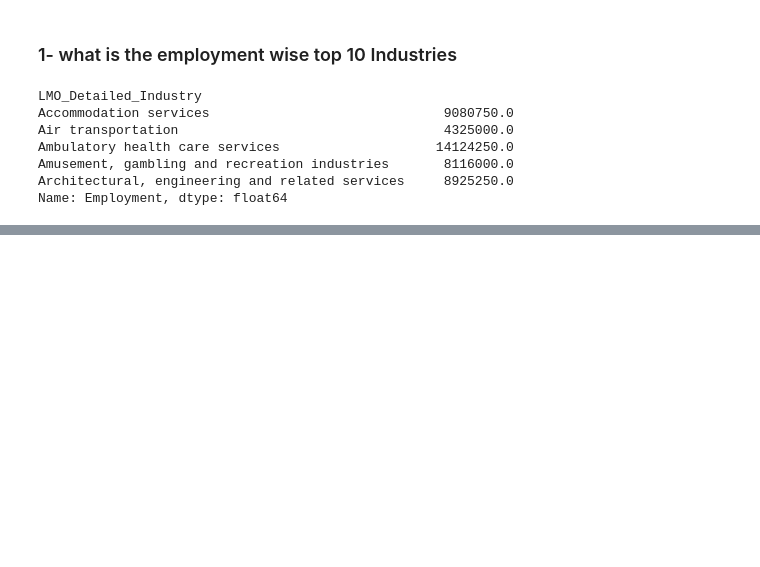
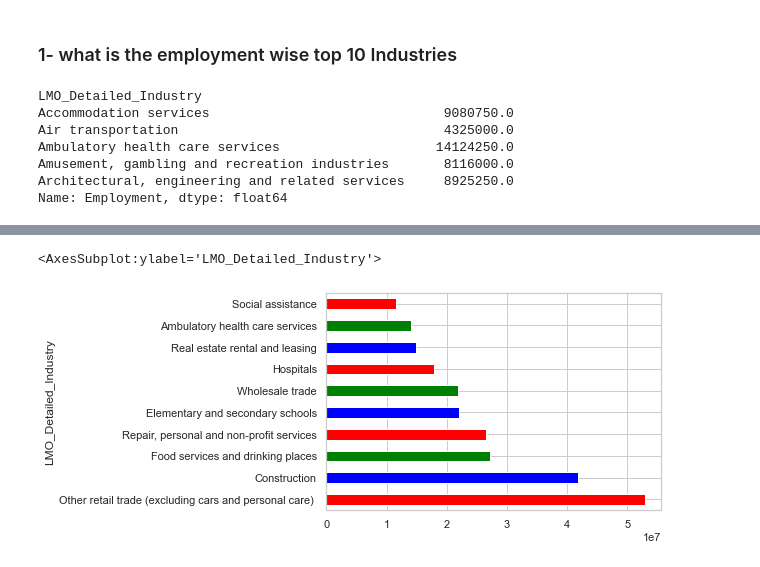
Before and after one commit to geehaad/Time-Series-Analysis-of-NAICS, a Jupyter notebook: Time Series Analysis of NAICS-Copy1.ipynb, the cells around one changed output, grey strips where cells are left out. Cells and saved outputs as stored; diff of their text form; code cells hidden in the pictures; blank space fills up the shorter version.

```diff
--- a/Time Series Analysis of NAICS-Copy1.ipynb
+++ b/Time Series Analysis of NAICS-Copy1.ipynb
@@ -419,0 +420,6 @@ emp_industry.sort_values(ascending=True).plot(kind="barh", figsize=(20,25))
+# %%
+# Plotting employment wise top 10 Industries.
+emp_industry.sort_values(ascending=False)[:10].plot(kind="barh", color=["red", "blue", "green"])
+# %% [output]
+<AxesSubplot:ylabel='LMO_Detailed_Industry'>
+[figure, added]
```
Also changed, not shown: parts of 2 cells of this notebook.
